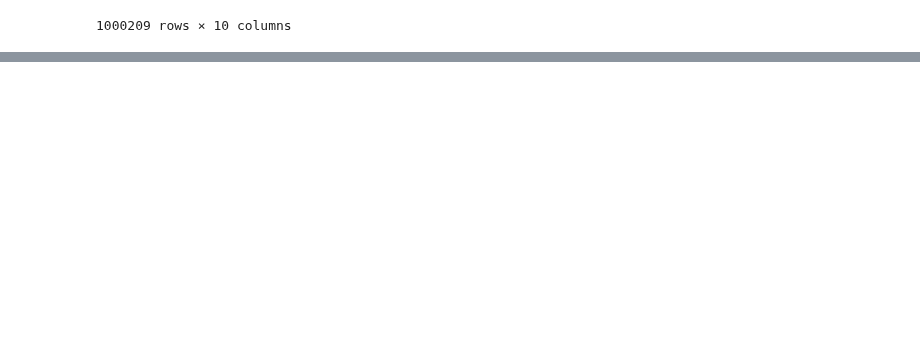
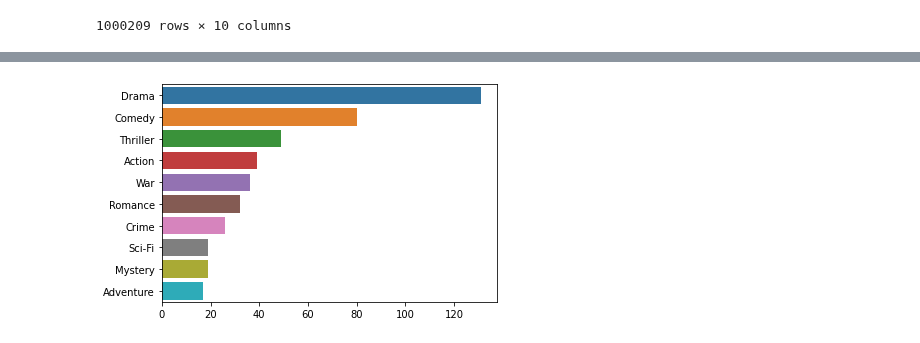
Before and after one commit to JakeOh/202110_itw_lab_python, a Jupyter notebook: py25_movielens.ipynb, the cells around one changed output, grey strips where cells are left out. Cells and saved outputs as stored; diff of their text form; code cells hidden in the pictures; blank space fills up the shorter version.

```diff
--- a/py25_movielens.ipynb
+++ b/py25_movielens.ipynb
@@ -1033,0 +1192,13 @@ df_with_index.reset_index()
+# %%
+# 150개 이상의 별점 리뷰를 가지고 있고, 남성들의 별점 평균이 4.0 이상인 영화의 제목들
+idx_male = by_gender_150[by_gender_150['M'] >= 4.0].index
+# %%
+# 남성 별점 평균이 4.0 이상인 영화들
+movies_male = movies_with_index.loc[idx_male]
+# %%
+male_genres = []
+for s in movies_male['genres']:
+    male_genres.extend(s.split(sep='|'))
+# %%
+# 남성들의 선호도가 높은 영화 장르 상위 10개
+male_genre_counts = pd.value_counts(male_genres).head(n=10)
@@ -1033,0 +1219,5 @@ df_with_index.reset_index()
+# %%
+sns.barplot(x=male_genre_counts.values, y=male_genre_counts.index)
+plt.show()
+# %% [output]
+[figure, added]
```
Also changed, not shown: parts of 24 cells of this notebook.
